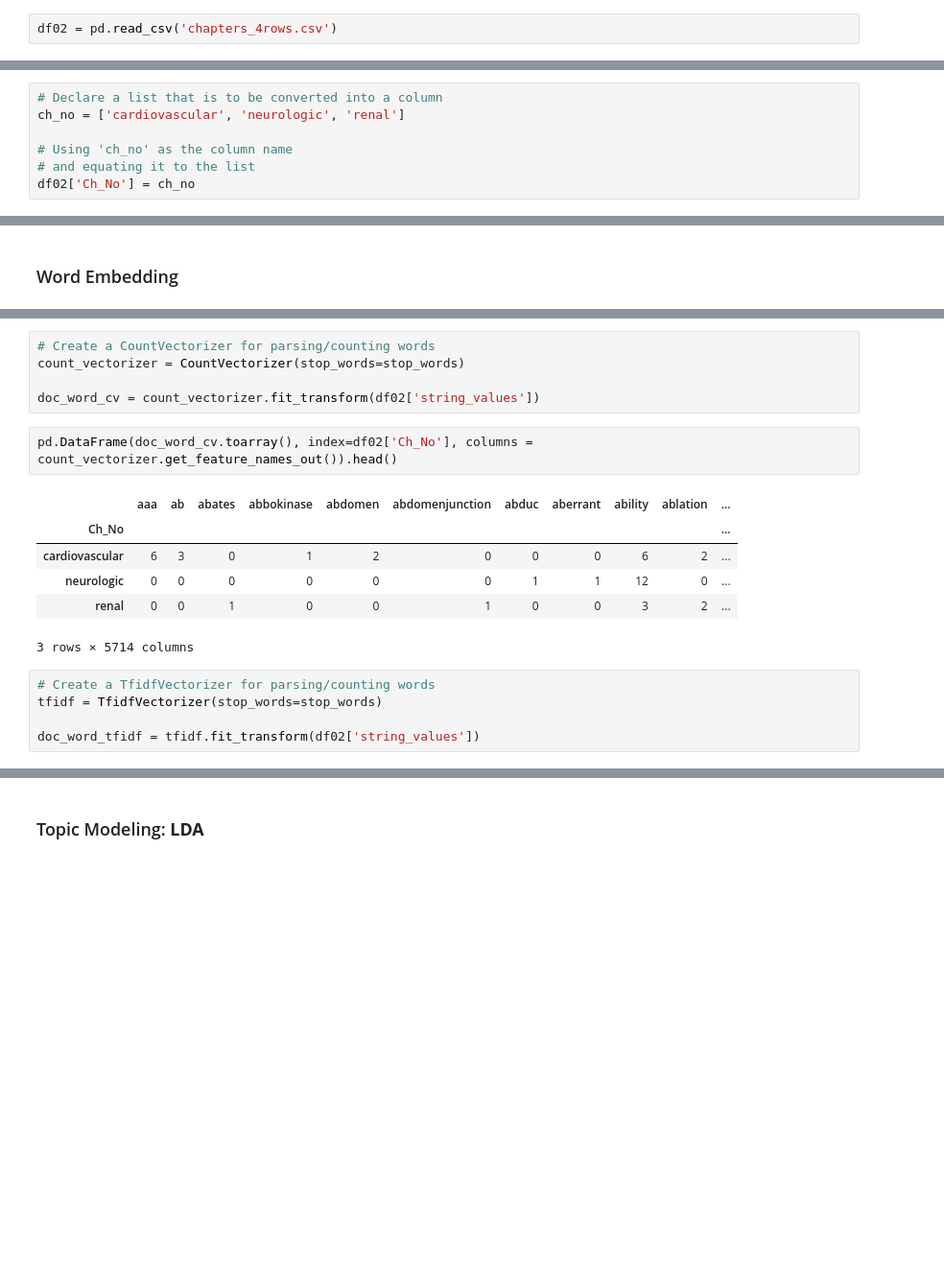
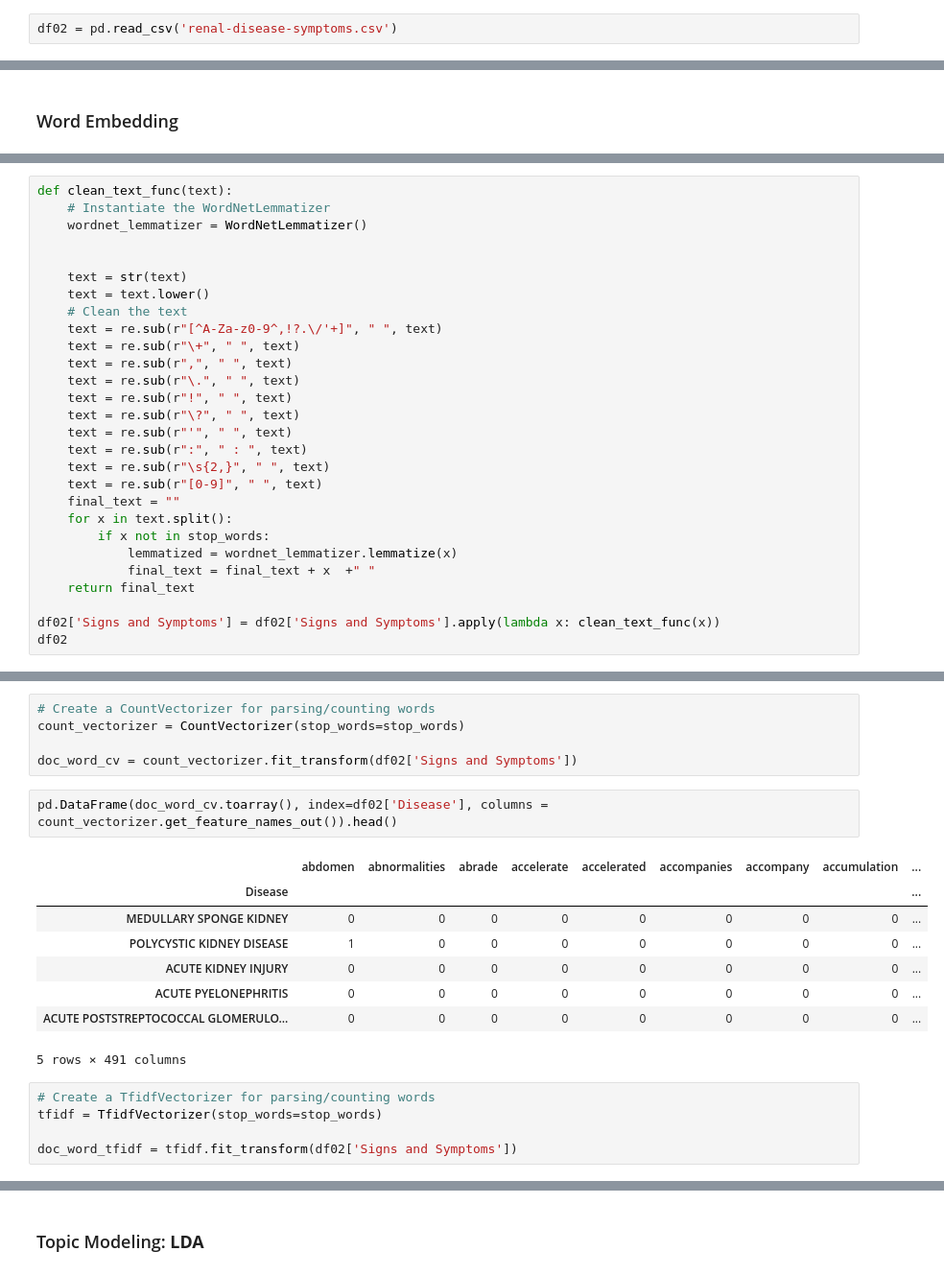
Before and after one commit to Aiden1909/Disease_Diagonosis_NLP, a Jupyter notebook: topic_modeling.ipynb, the cells around one changed output, grey strips where cells are left out. Shown: that part at 96% size. Cells and saved outputs as stored; diff of their text form; blank space fills up the shorter version.

```diff
--- a/topic_modeling.ipynb
+++ b/topic_modeling.ipynb
@@ -17,7 +18,7 @@ from sklearn.decomposition import NMF
 # %% [markdown]
 ### Read the data and pickle file
 # %%
-df02 = pd.read_csv('chapters_4rows.csv')
+df02 = pd.read_csv('renal-disease-symptoms.csv')
 # %%
 # reading the stop words list with pickle
 with open ('stop_words.ob', 'rb') as fp:
@@ -29,10 +30,3 @@ Index(['string_values'], dtype='object')
-# %%
-# Declare a list that is to be converted into a column
-ch_no = ['cardiovascular', 'neurologic', 'renal']
-
-# Using 'ch_no' as the column name
-# and equating it to the list
-df02['Ch_No'] = ch_no
 # %%
 df02
 # %% [output]
@@ -51,0 +72,28 @@ Name: string_values, dtype: object
+# %%
+def clean_text_func(text):
+    # Instantiate the WordNetLemmatizer
+    wordnet_lemmatizer = WordNetLemmatizer()
+
+
+    text = str(text)
+    text = text.lower()
+    # Clean the text
+    text = re.sub(r"[^A-Za-z0-9^,!?.\/'+]", " ", text)
+    text = re.sub(r"\+", " ", text)
+    text = re.sub(r",", " ", text)
+    text = re.sub(r"\.", " ", text)
+    text = re.sub(r"!", " ", text)
+    text = re.sub(r"\?", " ", text)
+    text = re.sub(r"'", " ", text)
+    text = re.sub(r":", " : ", text)
+    text = re.sub(r"\s{2,}", " ", text)
+    text = re.sub(r"[0-9]", " ", text)
+    final_text = ""
+    for x in text.split():
+        if x not in stop_words:
+            lemmatized = wordnet_lemmatizer.lemmatize(x)
+            final_text = final_text + x  +" "
+    return final_text
+
+df02['Signs and Symptoms'] = df02['Signs and Symptoms'].apply(lambda x: clean_text_func(x))
+df02
@@ -53,19 +119,21 @@ Name: string_values, dtype: object
 # Create a CountVectorizer for parsing/counting words
 count_vectorizer = CountVectorizer(stop_words=stop_words)
 
-doc_word_cv = count_vectorizer.fit_transform(df02['string_values'])
+doc_word_cv = count_vectorizer.fit_transform(df02['Signs and Symptoms'])
 # %%
-pd.DataFrame(doc_word_cv.toarray(), index=df02['Ch_No'], columns = count_vectorizer.get_feature_names_out()).head()
+pd.DataFrame(doc_word_cv.toarray(), index=df02['Disease'], columns = count_vectorizer.get_feature_names_out()).head()
 # %% [output]
-|  | aaa | ab | abates | abbokinase | abdomen | abdomenjunction | abduc | aberrant | ability | ablation | ... |
-| Ch_No |  |  |  |  |  |  |  |  |  |  | ... |
-| cardiovascular | 6 | 3 | 0 | 1 | 2 | 0 | 0 | 0 | 6 | 2 | ... |
-| neurologic | 0 | 0 | 0 | 0 | 0 | 0 | 1 | 1 | 12 | 0 | ... |
-| renal | 0 | 0 | 1 | 0 | 0 | 1 | 0 | 0 | 3 | 2 | ... |
+|  | abdomen | abnormalities | abrade | accelerate | accelerated | accompanies | accompany | accumulation | ... |
+| Disease |  |  |  |  |  |  |  |  | ... |
+| MEDULLARY SPONGE KIDNEY | 0 | 0 | 0 | 0 | 0 | 0 | 0 | 0 | ... |
+| POLYCYSTIC KIDNEY DISEASE | 1 | 0 | 0 | 0 | 0 | 0 | 0 | 0 | ... |
+| ACUTE KIDNEY INJURY | 0 | 0 | 0 | 0 | 0 | 0 | 0 | 0 | ... |
+| ACUTE PYELONEPHRITIS | 0 | 0 | 0 | 0 | 0 | 0 | 0 | 0 | ... |
+| ACUTE POSTSTREPTOCOCCAL GLOMERULO... | 0 | 0 | 0 | 0 | 0 | 0 | 0 | 0 | ... |
-3 rows × 5714 columns
+5 rows × 491 columns
 # %%
 # Create a TfidfVectorizer for parsing/counting words
 tfidf = TfidfVectorizer(stop_words=stop_words)
 
-doc_word_tfidf = tfidf.fit_transform(df02['string_values'])
+doc_word_tfidf = tfidf.fit_transform(df02['Signs and Symptoms'])
 # %%
```
Also changed, not shown: parts of 29 cells of this notebook, 2 other files.
